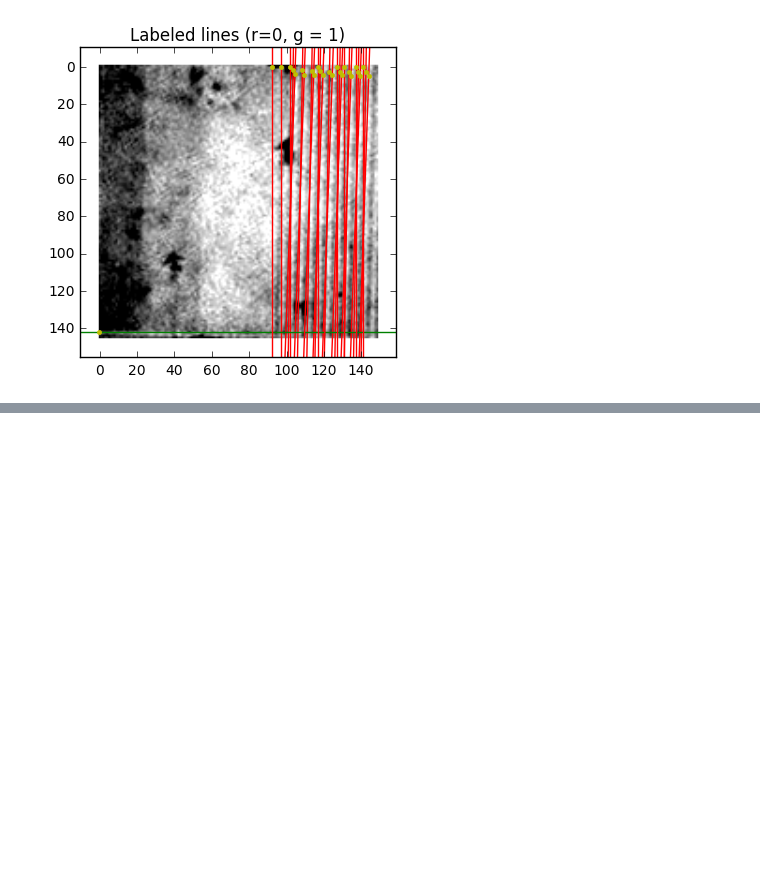
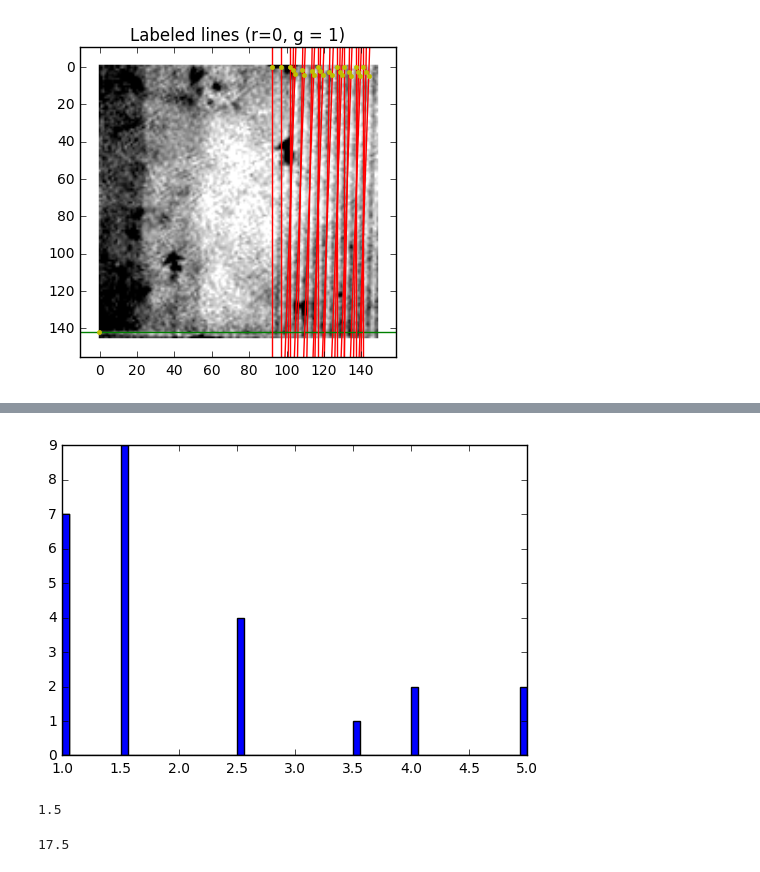
Before and after one commit to liu963/insight-project, a Jupyter notebook: pattern-recognition/PatternRecognition.ipynb, the cells around one changed output, grey strips where cells are left out. Drawn from its saved outputs; the diff is of its cells as text; code cells hidden in the pictures; blank space fills up the shorter version.

```diff
--- a/pattern-recognition/PatternRecognition.ipynb
+++ b/pattern-recognition/PatternRecognition.ipynb
@@ -657,0 +662,12 @@ angle_res
+# %%
+# Calculate spacing between successive lines that are either horizontal or vertical
+def get_spacing(lines,angles):
+    XC, YC = get_centroids(lines)
+    if (np.abs(np.mean(angles) - 0) <= 5*np.pi/180):
+        spacing = np.diff(np.sort(XC))
+    elif (np.abs(np.mean(angles) - np.pi/2) <= 5*np.pi/180):
+        spacing = np.diff(np.sort(YC))
+    else:
+        print "lines are neither vertical or horizontal"
+
+    return spacing
@@ -657,0 +687,12 @@ angle_res
+# %%
+spacing  = get_spacing(lines_thr[idx_good], angles[idx_good])
+# %%
+plt.hist(spacing,64)
+plt.show()
+# pick higher mode?
+# %% [output]
+[figure, added]
+# %%
+np.median(spacing)
+# %% [output]
+1.5
@@ -657,0 +702,4 @@ angle_res
+# %%
+cycle
+# %% [output]
+17.5
```
Also changed, not shown: parts of 15 cells of this notebook.
